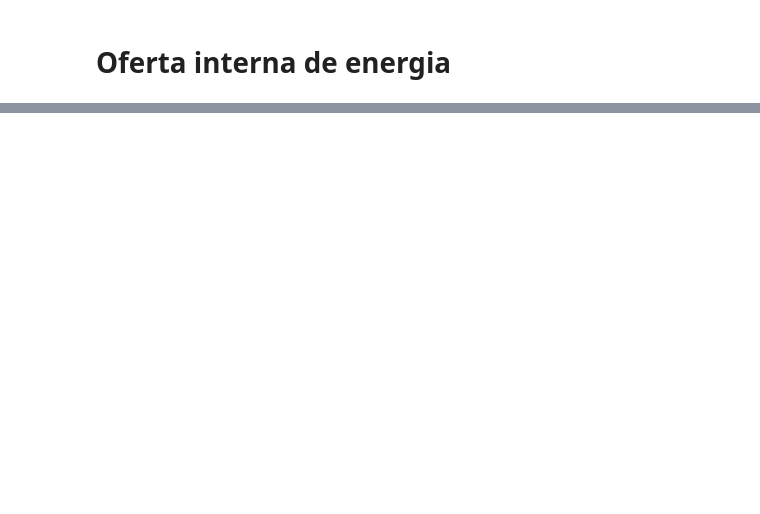
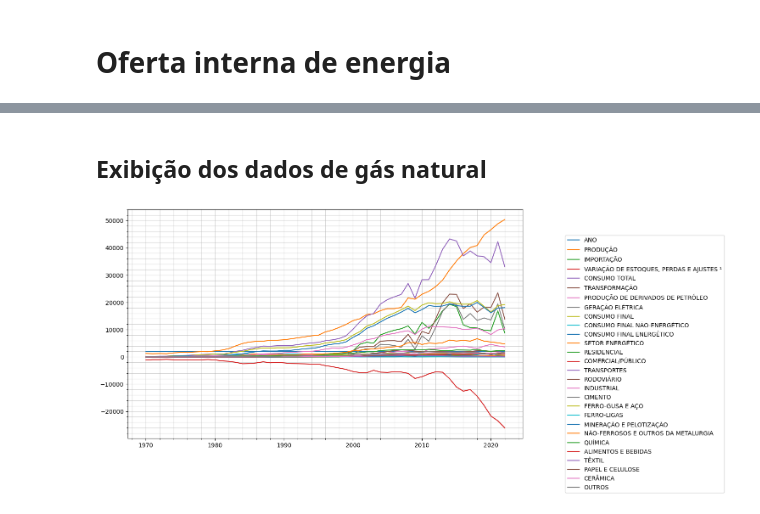
Before and after one commit to scrrpfv/projeto-ip, a Jupyter notebook: teste/testes.ipynb, the cells around one changed output, grey strips where cells are left out. Cells and saved outputs as stored; diff of their text form; code cells hidden in the pictures; blank space fills up the shorter version.

```diff
--- a/teste/testes.ipynb
+++ b/teste/testes.ipynb
@@ -73,0 +111,6 @@ dict_oferta_demanda['Urânio'].corr()
+# %% [markdown]
+## Exibição dos dados de gás natural
+# %%
+plotall('Gás_Natural', (12,7))
+# %% [output]
+[figure, added]
```
Also changed, not shown: parts of 15 cells of this notebook.
